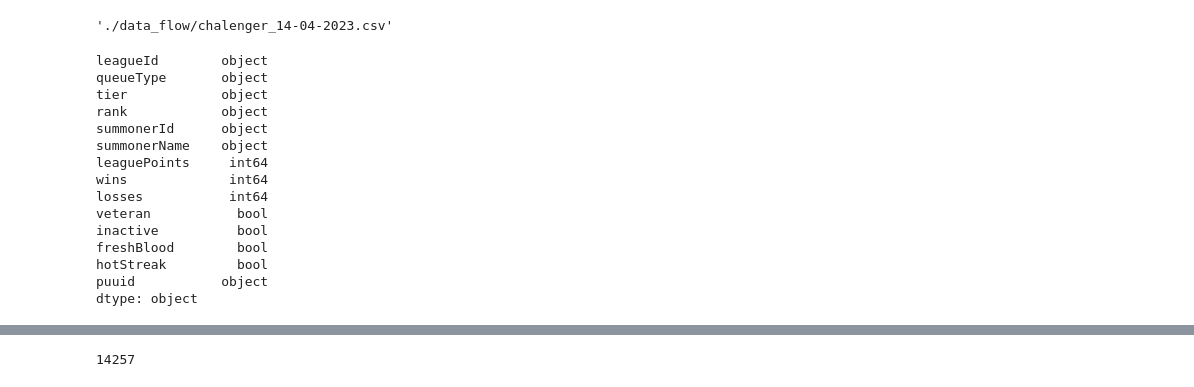
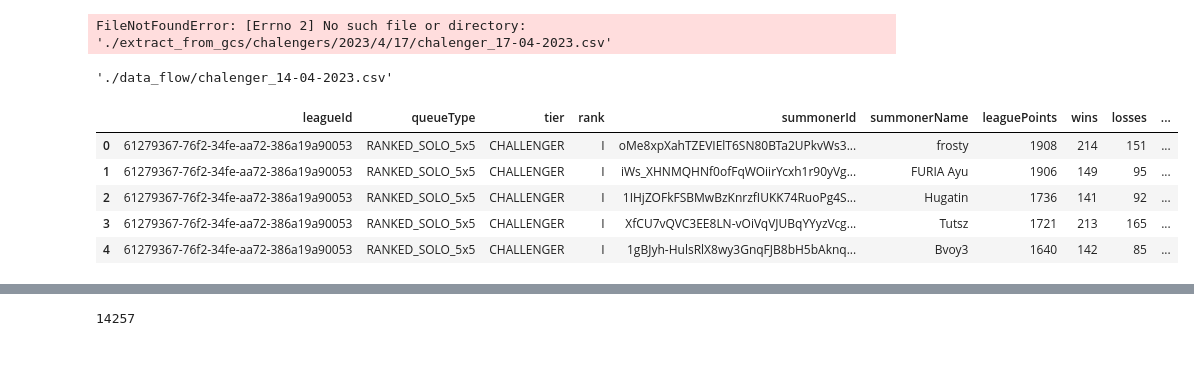
Before and after one commit to guilhermefmk/lol_data_pipeline, a Jupyter notebook: explore.ipynb, the cells around one changed output, grey strips where cells are left out. Cells and saved outputs as stored; diff of their text form; code cells hidden in the pictures; blank space fills up the shorter version.

```diff
--- a/explore.ipynb
+++ b/explore.ipynb
@@ -25,7 +25,9 @@ def write_gcs(path: str):
         to_path='data/'
     )
 # %%
-df = pd.read_csv('/home/guilhermefmk/workspace/DEzoomcamp_Final_project/data_flow/chalenger_14-04-2023.csv')
+df = pd.read_csv('./extract_from_gcs/chalengers/2023/4/17/chalenger_17-04-2023.csv', index_col=None)
+# %% [output]
+FileNotFoundError: [Errno 2] No such file or directory: './extract_from_gcs/chalengers/2023/4/17/chalenger_17-04-2023.csv'
 # %%
 response = requests.get('https://br1.api.riotgames.com/lol/league-exp/v4/entries/RANKED_SOLO_5x5/CHALLENGER/I?page=1', headers=headers)
 # %%
@@ -53,23 +55,14 @@ write_local(df)
 # %% [output]
 './data_flow/chalenger_14-04-2023.csv'
 # %%
-df.dtypes
+df.head()
 # %% [output]
-leagueId        object
-queueType       object
-tier            object
-rank            object
-summonerId      object
-summonerName    object
-leaguePoints     int64
-wins             int64
-losses           int64
-veteran           bool
-inactive          bool
-freshBlood        bool
-hotStreak         bool
-puuid           object
-dtype: object
+|  | leagueId | queueType | tier | rank | summonerId | summonerName | leaguePoints | wins | losses | ... |
+| 0 | 61279367-76f2-34fe-aa72-386a19a90053 | RANKED_SOLO_5x5 | CHALLENGER | I | oMe8xpXahTZEVIElT6SN80BTa2UPkvWs3... | frosty | 1908 | 214 | 151 | ... |
+| 1 | 61279367-76f2-34fe-aa72-386a19a90053 | RANKED_SOLO_5x5 | CHALLENGER | I | iWs_XHNMQHNf0ofFqWOiirYcxh1r90yVg... | FURIA Ayu | 1906 | 149 | 95 | ... |
+| 2 | 61279367-76f2-34fe-aa72-386a19a90053 | RANKED_SOLO_5x5 | CHALLENGER | I | 1IHjZOFkFSBMwBzKnrzfIUKK74RuoPg4S... | Hugatin | 1736 | 141 | 92 | ... |
+| 3 | 61279367-76f2-34fe-aa72-386a19a90053 | RANKED_SOLO_5x5 | CHALLENGER | I | XfCU7vQVC3EE8LN-vOiVqVJUBqYYyzVcg... | Tutsz | 1721 | 213 | 165 | ... |
+| 4 | 61279367-76f2-34fe-aa72-386a19a90053 | RANKED_SOLO_5x5 | CHALLENGER | I | 1gBJyh-HulsRlX8wy3GnqFJB8bH5bAknq... | Bvoy3 | 1640 | 142 | 85 | ... |
 # %%
 def get_puuid(summoner_id):
     url = f'https://br1.api.riotgames.com/lol/summoner/v4/summoners/{summoner_id}'
```
Also changed, not shown: parts of 7 cells of this notebook, 10 other files.
